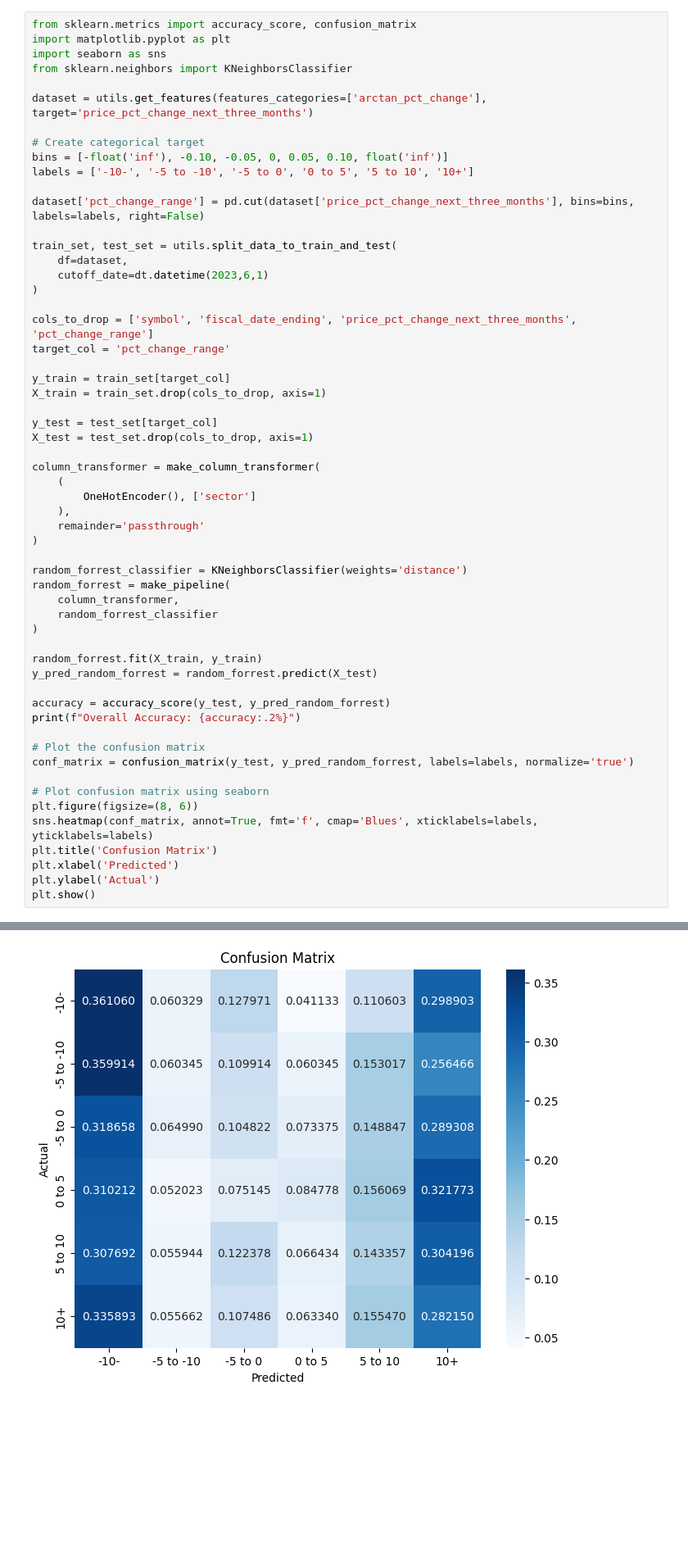
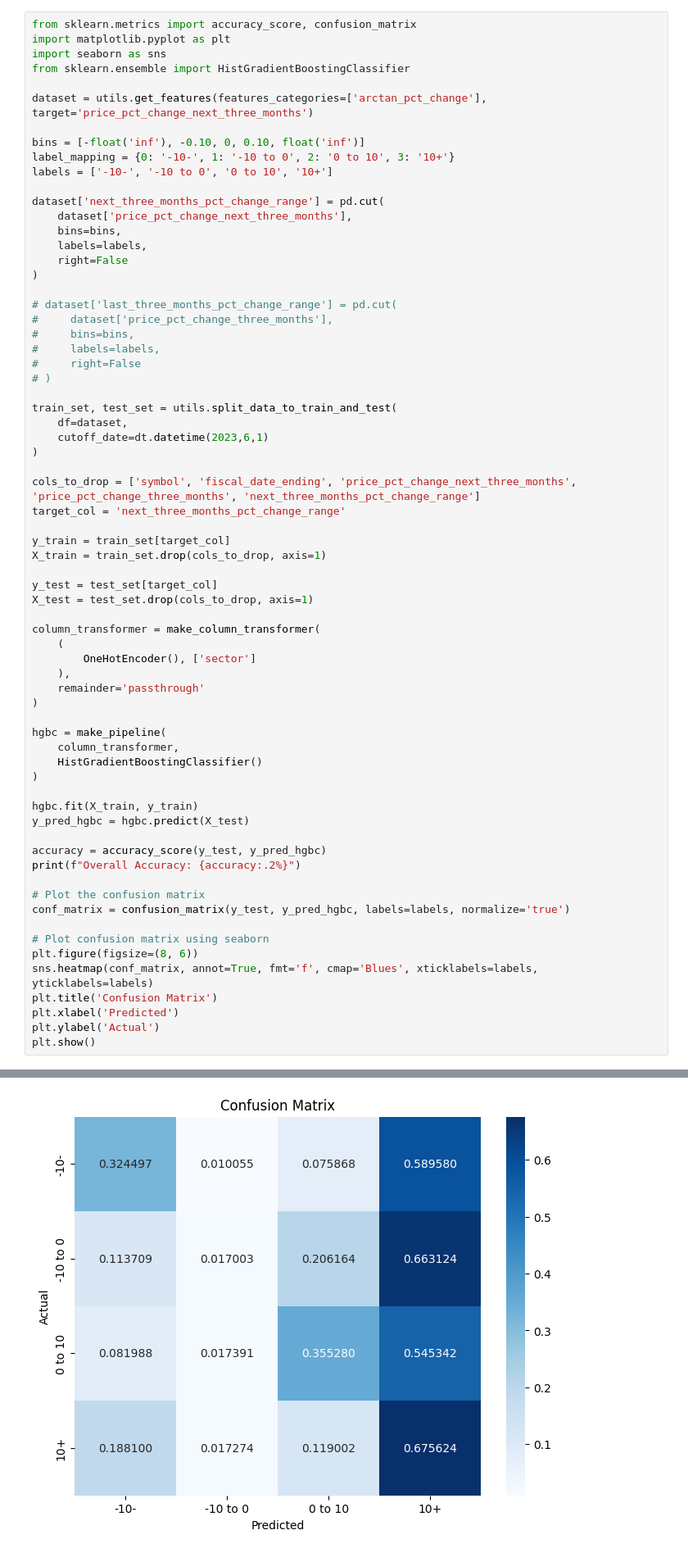
Before and after one commit to OrestisStefanou/InvestorAPI, a Jupyter notebook: analytics/machine_learning/price_prediction_with_fundamentals/notebooks/modelling_v5.ipynb, the cells around one changed output, grey strips where cells are left out. Shown at 82% size. Cells and saved outputs as stored; diff of their text form; blank space fills up the shorter version.

```diff
--- a/analytics/machine_learning/price_prediction_with_fundamentals/notebooks/modelling_v5.ipynb
+++ b/analytics/machine_learning/price_prediction_with_fundamentals/notebooks/modelling_v5.ipynb
@@ -203,23 +283,35 @@ Overall Accuracy: 24.55%
 from sklearn.metrics import accuracy_score, confusion_matrix
 import matplotlib.pyplot as plt
 import seaborn as sns
-from sklearn.neighbors import KNeighborsClassifier
+from sklearn.ensemble import HistGradientBoostingClassifier
 
 dataset = utils.get_features(features_categories=['arctan_pct_change'], target='price_pct_change_next_three_months')
 
-# Create categorical target
-bins = [-float('inf'), -0.10, -0.05, 0, 0.05, 0.10, float('inf')]
-labels = ['-10-', '-5 to -10', '-5 to 0', '0 to 5', '5 to 10', '10+']
+bins = [-float('inf'), -0.10, 0, 0.10, float('inf')]
+label_mapping = {0: '-10-', 1: '-10 to 0', 2: '0 to 10', 3: '10+'}
+labels = ['-10-', '-10 to 0', '0 to 10', '10+']
 
-dataset['pct_change_range'] = pd.cut(dataset['price_pct_change_next_three_months'], bins=bins, labels=labels, right=False)
+dataset['next_three_months_pct_change_range'] = pd.cut(
+    dataset['price_pct_change_next_three_months'],
+    bins=bins,
+    labels=labels,
+    right=False
+)
+
+# dataset['last_three_months_pct_change_range'] = pd.cut(
+#     dataset['price_pct_change_three_months'],
+#     bins=bins,
+#     labels=labels,
+#     right=False
+# )
 
 train_set, test_set = utils.split_data_to_train_and_test(
     df=dataset,
     cutoff_date=dt.datetime(2023,6,1)
 )
 
-cols_to_drop = ['symbol', 'fiscal_date_ending', 'price_pct_change_next_three_months', 'pct_change_range']
-target_col = 'pct_change_range'
+cols_to_drop = ['symbol', 'fiscal_date_ending', 'price_pct_change_next_three_months', 'price_pct_change_three_months', 'next_three_months_pct_change_range']
+target_col = 'next_three_months_pct_change_range'
 
 y_train = train_set[target_col]
 X_train = train_set.drop(cols_to_drop, axis=1)
@@ -234,20 +326,19 @@ column_transformer = make_column_transformer(
     remainder='passthrough'
 )
 
-random_forrest_classifier = KNeighborsClassifier(weights='distance')
-random_forrest = make_pipeline(
+hgbc = make_pipeline(
     column_transformer,
-    random_forrest_classifier
+    HistGradientBoostingClassifier()
 )
 
-random_forrest.fit(X_train, y_train)
-y_pred_random_forrest = random_forrest.predict(X_test)
+hgbc.fit(X_train, y_train)
+y_pred_hgbc = hgbc.predict(X_test)
 
-accuracy = accuracy_score(y_test, y_pred_random_forrest)
+accuracy = accuracy_score(y_test, y_pred_hgbc)
 print(f"Overall Accuracy: {accuracy:.2%}")
 
 # Plot the confusion matrix
-conf_matrix = confusion_matrix(y_test, y_pred_random_forrest, labels=labels, normalize='true')
+conf_matrix = confusion_matrix(y_test, y_pred_hgbc, labels=labels, normalize='true')
 
 # Plot confusion matrix using seaborn
 plt.figure(figsize=(8, 6))
@@ -261 +352 @@ Overall Accuracy: 20.98%
-[figure, old version]
+[figure, new version]
```
Also changed, not shown: parts of 15 cells of this notebook.
